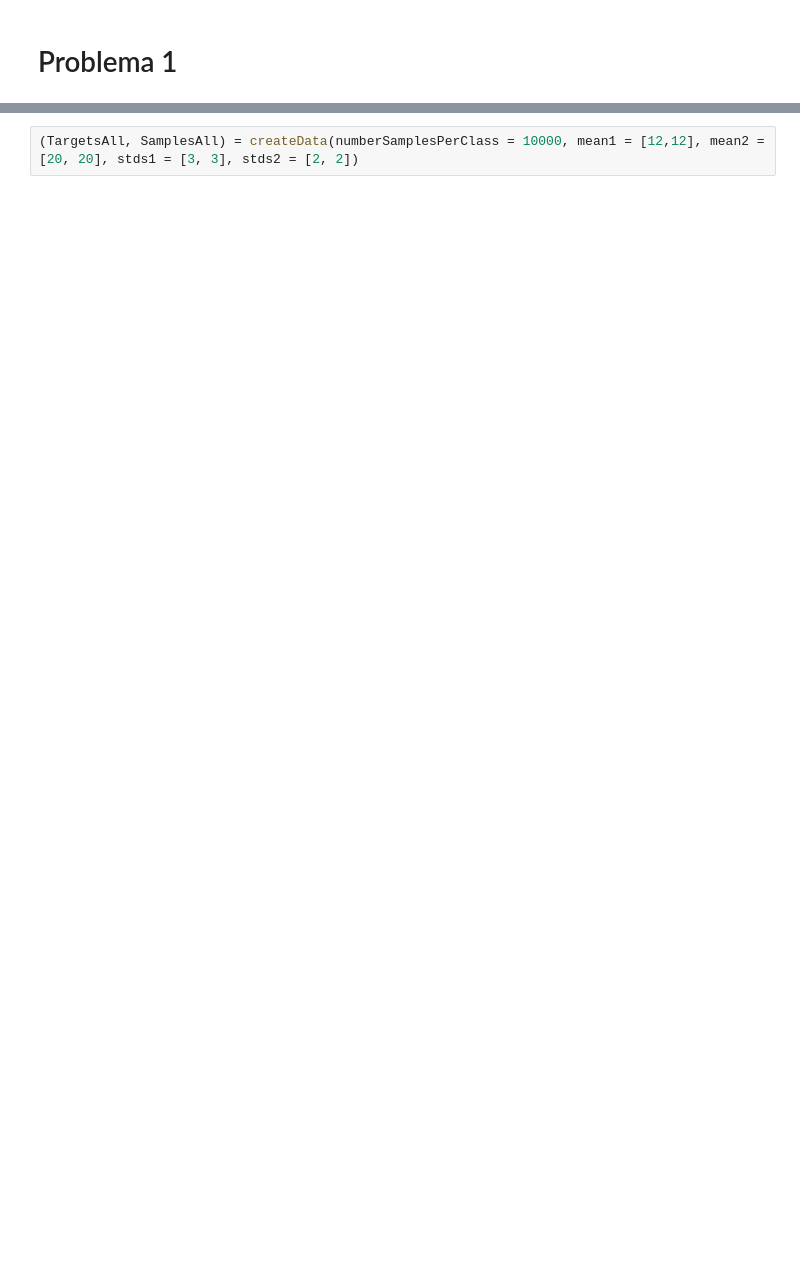
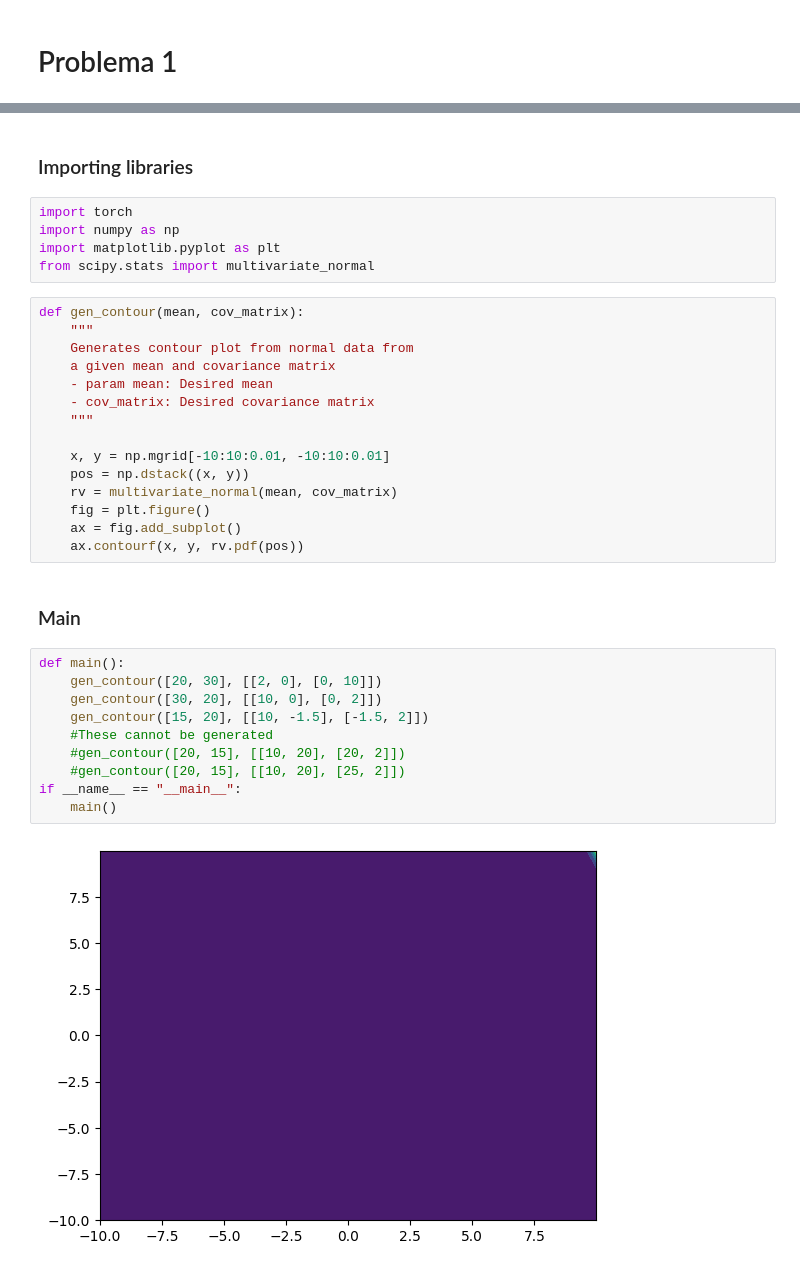
Before and after one commit to MLIS2023/TP1, a Jupyter notebook: Problema1/Problema1_TP1.ipynb, the cells around one changed output, grey strips where cells are left out. Saved outputs shown, nothing was run; the diff lists cells and outputs as text; blank space fills up the shorter version.

```diff
--- a/Problema1/Problema1_TP1.ipynb
+++ b/Problema1/Problema1_TP1.ipynb
@@ -122,2 +3,36 @@ def createDataOneClass(means, covarianceMatrix, numberSamples):
-# %%
-(TargetsAll, SamplesAll) = createData(numberSamplesPerClass = 10000, mean1 = [12,12], mean2 = [20, 20], stds1 = [3, 3], stds2 = [2, 2])
+# %% [markdown]
+### Importing libraries
+# %%
+import torch
+import numpy as np
+import matplotlib.pyplot as plt
+from scipy.stats import multivariate_normal
+# %%
+def gen_contour(mean, cov_matrix):
+    """
+    Generates contour plot from normal data from
+    a given mean and covariance matrix
+    - param mean: Desired mean
+    - cov_matrix: Desired covariance matrix
+    """
+
+    x, y = np.mgrid[-10:10:0.01, -10:10:0.01]
+    pos = np.dstack((x, y))
+    rv = multivariate_normal(mean, cov_matrix)
+    fig = plt.figure()
+    ax = fig.add_subplot()
+    ax.contourf(x, y, rv.pdf(pos))
+# %% [markdown]
+### Main
+# %%
+def main():
+    gen_contour([20, 30], [[2, 0], [0, 10]])
+    gen_contour([30, 20], [[10, 0], [0, 2]])
+    gen_contour([15, 20], [[10, -1.5], [-1.5, 2]])
+    #These cannot be generated
+    #gen_contour([20, 15], [[10, 20], [20, 2]])
+    #gen_contour([20, 15], [[10, 20], [25, 2]])
+if __name__ == "__main__":
+    main()
+# %% [output]
+[figure, added]
```
Also changed, not shown: parts of 4 cells of this notebook.
